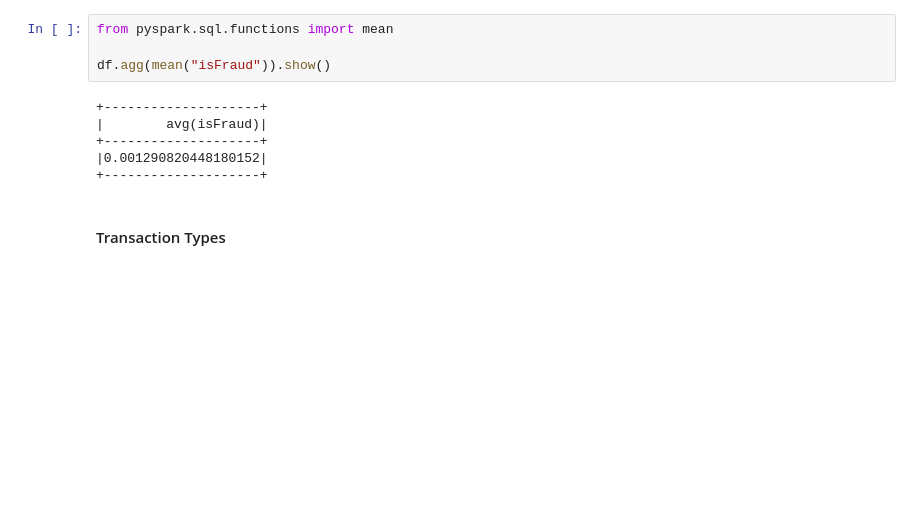
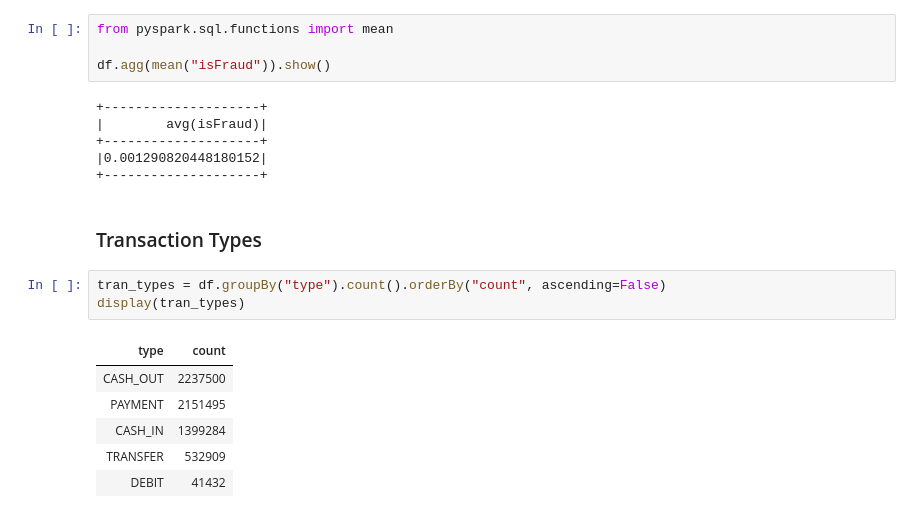
Before and after one commit to saroj-sachin/fraud_analysis_databricks, a Jupyter notebook: fraud_analysis.ipynb, the cells around one changed output. Cells and saved outputs as stored; diff of their text form; blank space fills up the shorter version.

```diff
--- a/fraud_analysis.ipynb
+++ b/fraud_analysis.ipynb
@@ -97,4 +97,14 @@ df.agg(mean("isFraud")).show()
 |0.001290820448180152|
 +--------------------+
 # %% [markdown]
-#### Transaction Types
+### Transaction Types
+# %%
+tran_types = df.groupBy("type").count().orderBy("count", ascending=False)
+display(tran_types)
+# %% [output]
+| type | count |
+| CASH_OUT | 2237500 |
+| PAYMENT | 2151495 |
+| CASH_IN | 1399284 |
+| TRANSFER | 532909 |
+| DEBIT | 41432 |
```
Also changed, not shown: parts of 22 cells of this notebook.
